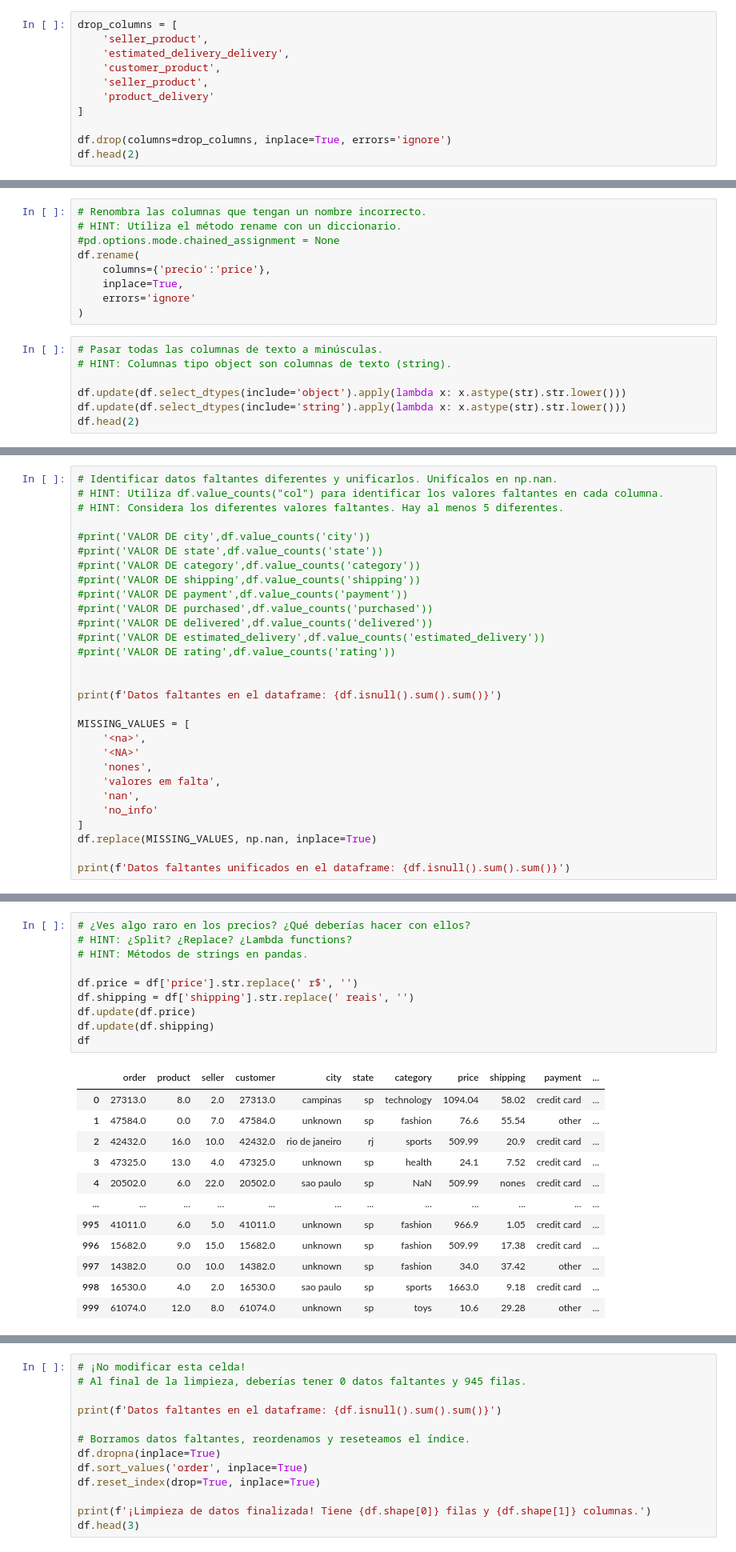
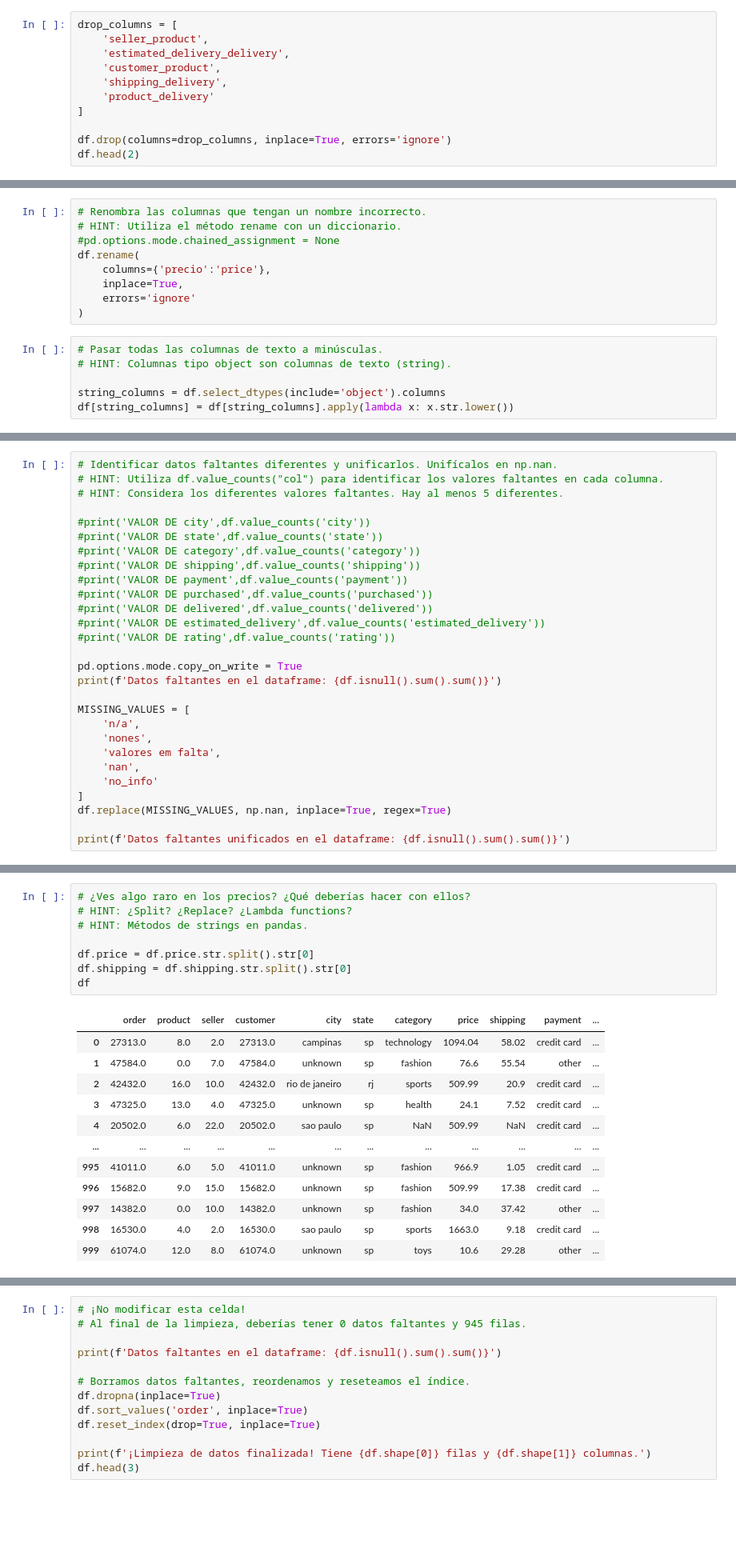
Before and after one commit to julvc/python_diplo, a Jupyter notebook: Julio_Varas_MP1.ipynb, the cells around one changed output, grey strips where cells are left out. Shown at 80% size. Cells and saved outputs as stored; diff of their text form; blank space fills up the shorter version.

```diff
--- a/Julio_Varas_MP1.ipynb
+++ b/Julio_Varas_MP1.ipynb
@@ -145,7 +145,7 @@ drop_columns = [
     'seller_product',
     'estimated_delivery_delivery',
     'customer_product',
-    'seller_product',
+    'shipping_delivery',
     'product_delivery'
 ]
 
@@ -231,6 +231,5 @@ df.rename(
 # Pasar todas las columnas de texto a minúsculas.
 # HINT: Columnas tipo object son columnas de texto (string).
 
-df.update(df.select_dtypes(include='object').apply(lambda x: x.astype(str).str.lower()))
-df.update(df.select_dtypes(include='string').apply(lambda x: x.astype(str).str.lower()))
-df.head(2)
+string_columns = df.select_dtypes(include='object').columns
+df[string_columns] = df[string_columns].apply(lambda x: x.str.lower())
@@ -253,18 +248,17 @@ df.head(2)
 #print('VALOR DE estimated_delivery',df.value_counts('estimated_delivery'))
 #print('VALOR DE rating',df.value_counts('rating'))
 
-
+pd.options.mode.copy_on_write = True
 print(f'Datos faltantes en el dataframe: {df.isnull().sum().sum()}')
 
 MISSING_VALUES = [
-    '<na>',
-    '<NA>'
+    'n/a',
     'nones',
     'valores em falta',
     'nan',
     'no_info'
 ]
-df.replace(MISSING_VALUES, np.nan, inplace=True)
+df.replace(MISSING_VALUES, np.nan, inplace=True, regex=True)
 
 print(f'Datos faltantes unificados en el dataframe: {df.isnull().sum().sum()}')
 # %% [output]
@@ -285,20 +279,18 @@ Filas en el dataframe (correcto=1000): 1000
 # %%
 # ¿Ves algo raro en los precios? ¿Qué deberías hacer con ellos?
 # HINT: ¿Split? ¿Replace? ¿Lambda functions?
 # HINT: Métodos de strings en pandas.
 
-df.price = df['price'].str.replace(' r$', '')
-df.shipping = df['shipping'].str.replace(' reais', '')
-df.update(df.price)
-df.update(df.shipping)
+df.price = df.price.str.split().str[0]
+df.shipping = df.shipping.str.split().str[0]
 df
 # %% [output]
 |  | order | product | seller | customer | city | state | category | price | shipping | payment | ... |
 | 0 | 27313.0 | 8.0 | 2.0 | 27313.0 | campinas | sp | technology | 1094.04 | 58.02 | credit card | ... |
 | 1 | 47584.0 | 0.0 | 7.0 | 47584.0 | unknown | sp | fashion | 76.6 | 55.54 | other | ... |
 | 2 | 42432.0 | 16.0 | 10.0 | 42432.0 | rio de janeiro | rj | sports | 509.99 | 20.9 | credit card | ... |
 | 3 | 47325.0 | 13.0 | 4.0 | 47325.0 | unknown | sp | health | 24.1 | 7.52 | credit card | ... |
-| 4 | 20502.0 | 6.0 | 22.0 | 20502.0 | sao paulo | sp | NaN | 509.99 | nones | credit card | ... |
+| 4 | 20502.0 | 6.0 | 22.0 | 20502.0 | sao paulo | sp | NaN | 509.99 | NaN | credit card | ... |
 | ... | ... | ... | ... | ... | ... | ... | ... | ... | ... | ... | ... |
 | 995 | 41011.0 | 6.0 | 5.0 | 41011.0 | unknown | sp | fashion | 966.9 | 1.05 | credit card | ... |
 | 996 | 15682.0 | 9.0 | 15.0 | 15682.0 | unknown | sp | fashion | 509.99 | 17.38 | credit card | ... |
```
Also changed, not shown: parts of 8 cells of this notebook.
